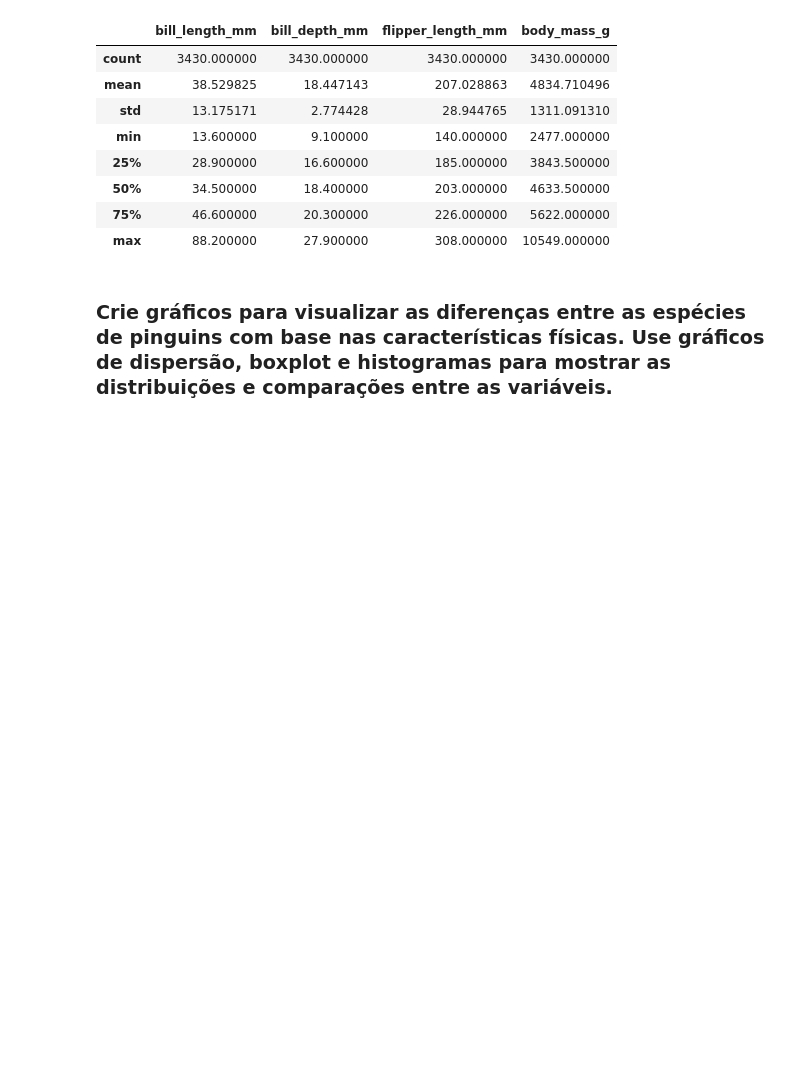
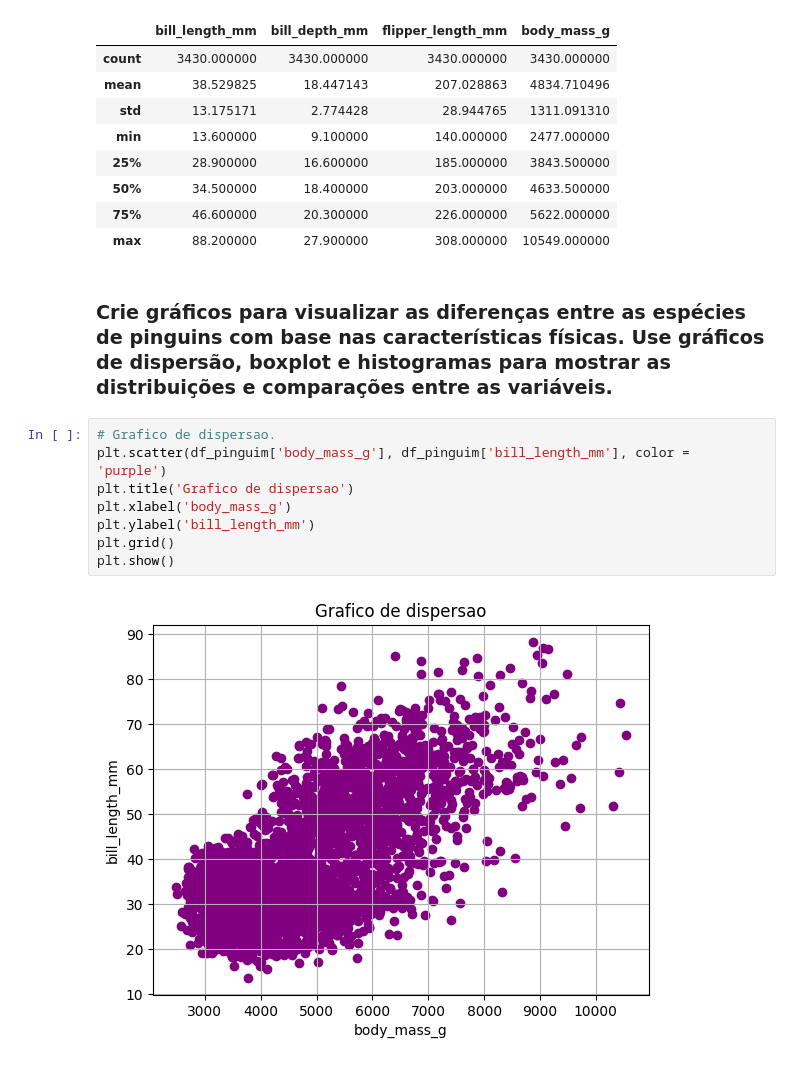
Before and after one commit to Luisbuscher/gc-python-2024, a Jupyter notebook: aula_08/exercicio_19.ipynb, the cells around one changed output. Saved outputs shown, nothing was run; the diff lists cells and outputs as text; blank space fills up the shorter version.

```diff
--- a/aula_08/exercicio_19.ipynb
+++ b/aula_08/exercicio_19.ipynb
@@ -60,3 +93,13 @@ caract.describe()
 | max | 88.200000 | 27.900000 | 308.000000 | 10549.000000 |
 # %% [markdown]
 ### Crie gráficos para visualizar as diferenças entre as espécies de pinguins com base nas características físicas. Use gráficos de dispersão, boxplot e histogramas para mostrar as distribuições e comparações entre as variáveis.
+# %%
+# Grafico de dispersao.
+plt.scatter(df_pinguim['body_mass_g'], df_pinguim['bill_length_mm'], color = 'purple')
+plt.title('Grafico de dispersao')
+plt.xlabel('body_mass_g')
+plt.ylabel('bill_length_mm')
+plt.grid()
+plt.show()
+# %% [output]
+[figure, added]
```
Also changed, not shown: parts of 9 cells of this notebook.
